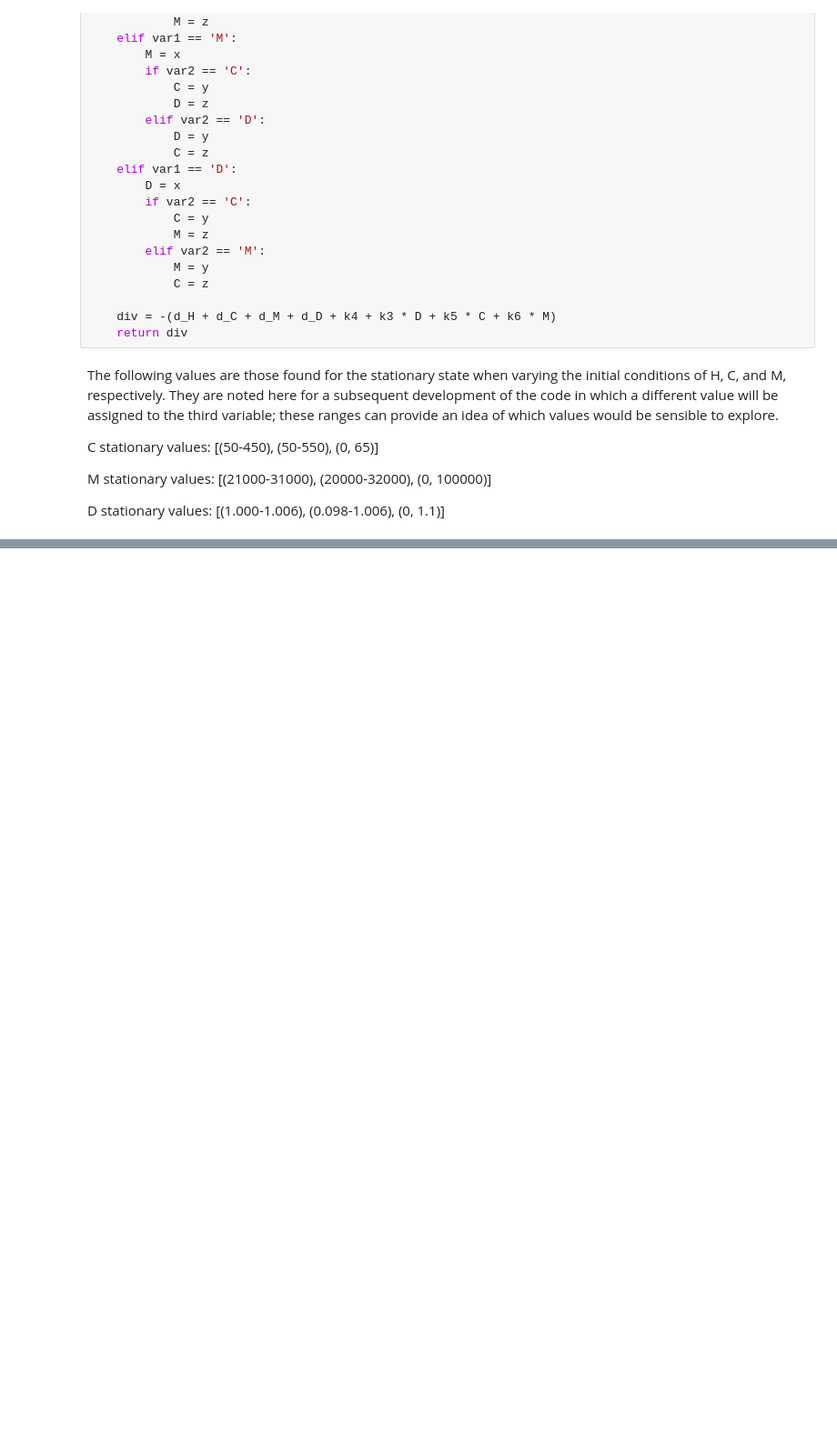
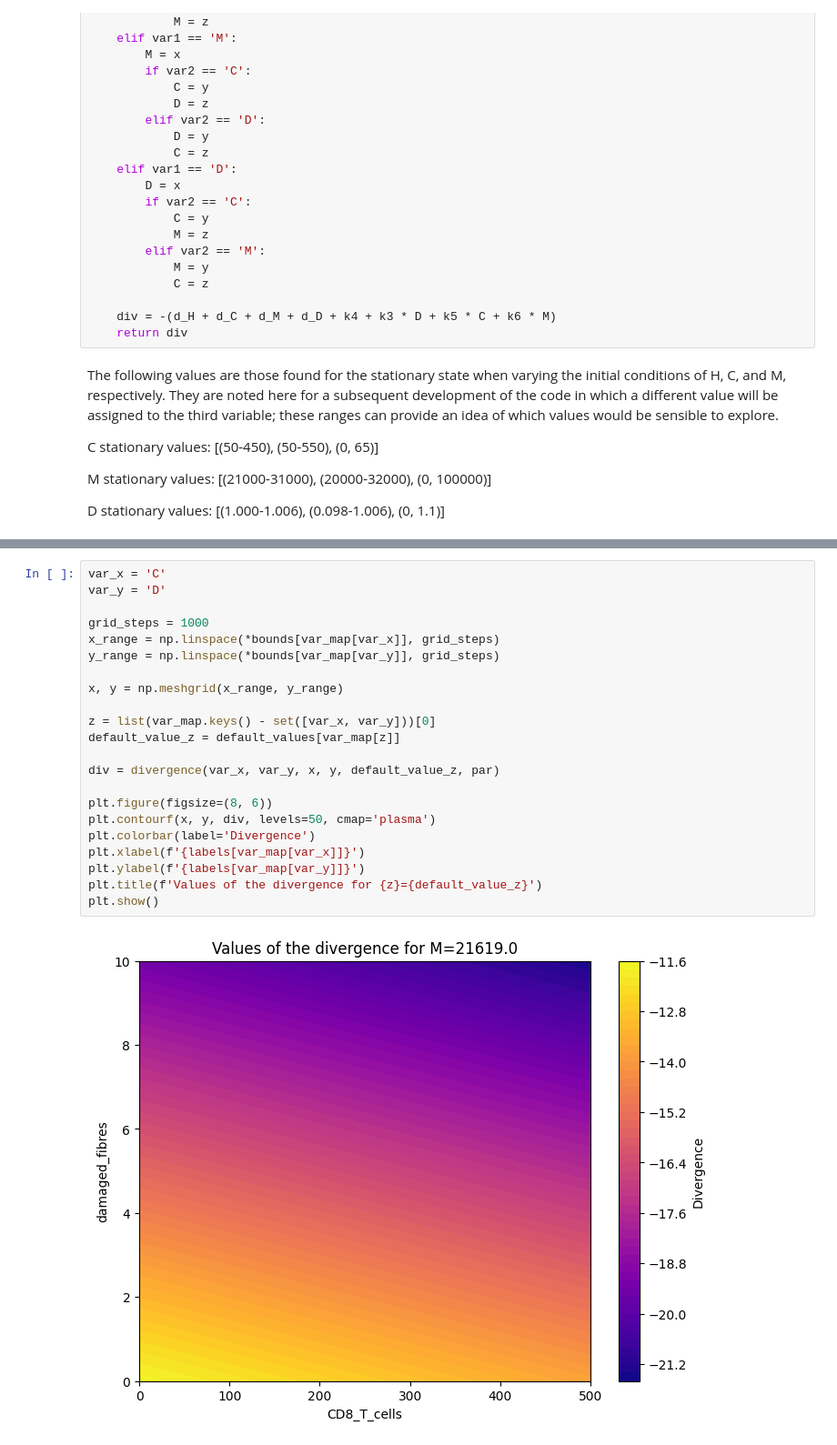
Before and after one commit to Nigritella/thesis_DMD, a Jupyter notebook: stability_analysis/global/heat_map_divergence.ipynb, the cells around one changed output, grey strips where cells are left out. Shown at 91% size. Cells and saved outputs as stored; diff of their text form; blank space fills up the shorter version.

Commit message:
Minor changes in heat_map_divergence.ipynb  and linear_stability.ipynb

```diff
--- a/stability_analysis/global/heat_map_divergence.ipynb
+++ b/stability_analysis/global/heat_map_divergence.ipynb
@@ -105,0 +105,24 @@ var1=D, var2=M
+# %%
+var_x = 'C'
+var_y = 'D'
+
+grid_steps = 1000
+x_range = np.linspace(*bounds[var_map[var_x]], grid_steps)
+y_range = np.linspace(*bounds[var_map[var_y]], grid_steps)
+
+x, y = np.meshgrid(x_range, y_range)
+
+z = list(var_map.keys() - set([var_x, var_y]))[0]
+default_value_z = default_values[var_map[z]]
+
+div = divergence(var_x, var_y, x, y, default_value_z, par)
+
+plt.figure(figsize=(8, 6))
+plt.contourf(x, y, div, levels=50, cmap='plasma')
+plt.colorbar(label='Divergence')
+plt.xlabel(f'{labels[var_map[var_x]]}')
+plt.ylabel(f'{labels[var_map[var_y]]}')
+plt.title(f'Values of the divergence for {z}={default_value_z}')
+plt.show()
+# %% [output]
+[figure, added]
```
Also changed, not shown: parts of 2 cells of this notebook, 1 other file.
